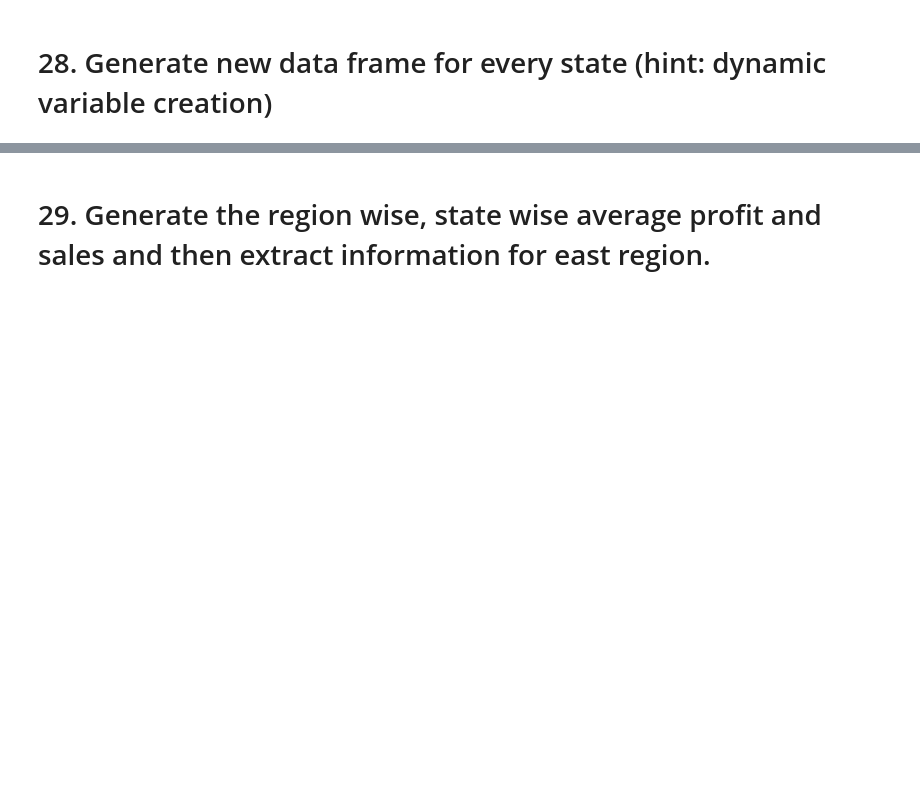
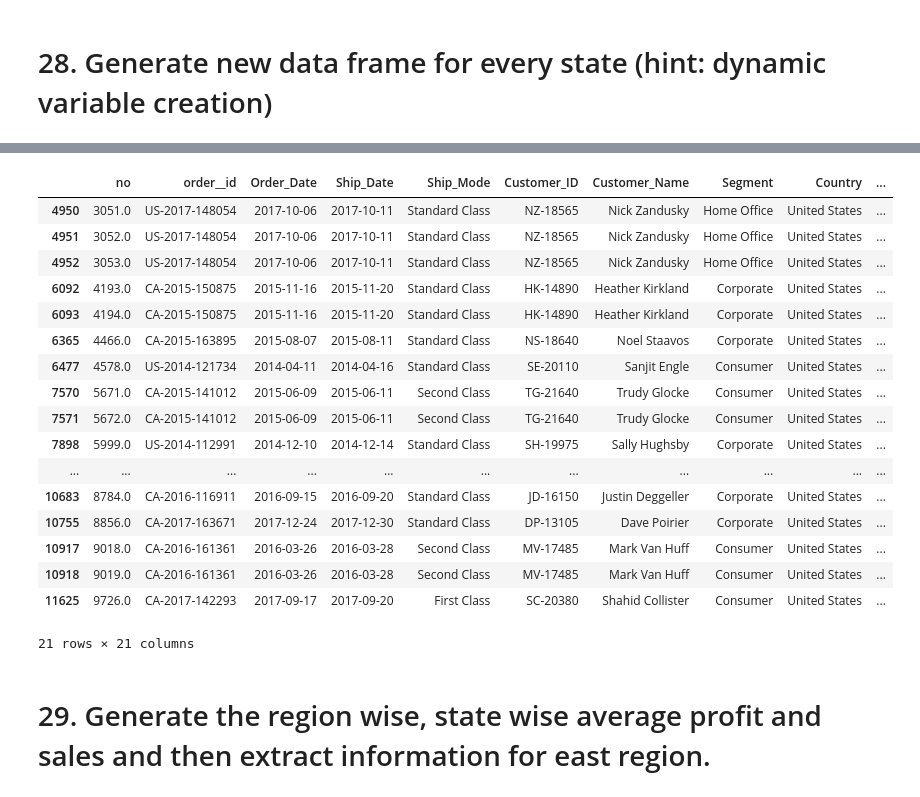
Before and after one commit to SurajSatpute0407/NUMPY_and_PYTHON, a Jupyter notebook: 01_SuperMarket.ipynb, the cells around one changed output, grey strips where cells are left out. Drawn from its saved outputs; the diff is of its cells as text; code cells hidden in the pictures; blank space fills up the shorter version.

```diff
--- a/01_SuperMarket.ipynb
+++ b/01_SuperMarket.ipynb
@@ -397,2 +415,23 @@ df[(df['Segment']=='Consumer') & (df['Profit']>0)]
+# %%
+globals()['Idaho']
+# %% [output]
+|  | no | order__id | Order_Date | Ship_Date | Ship_Mode | Customer_ID | Customer_Name | Segment | Country | ... |
+| 4950 | 3051.0 | US-2017-148054 | 2017-10-06 | 2017-10-11 | Standard Class | NZ-18565 | Nick Zandusky | Home Office | United States | ... |
+| 4951 | 3052.0 | US-2017-148054 | 2017-10-06 | 2017-10-11 | Standard Class | NZ-18565 | Nick Zandusky | Home Office | United States | ... |
+| 4952 | 3053.0 | US-2017-148054 | 2017-10-06 | 2017-10-11 | Standard Class | NZ-18565 | Nick Zandusky | Home Office | United States | ... |
+| 6092 | 4193.0 | CA-2015-150875 | 2015-11-16 | 2015-11-20 | Standard Class | HK-14890 | Heather Kirkland | Corporate | United States | ... |
+| 6093 | 4194.0 | CA-2015-150875 | 2015-11-16 | 2015-11-20 | Standard Class | HK-14890 | Heather Kirkland | Corporate | United States | ... |
+| 6365 | 4466.0 | CA-2015-163895 | 2015-08-07 | 2015-08-11 | Standard Class | NS-18640 | Noel Staavos | Corporate | United States | ... |
+| 6477 | 4578.0 | US-2014-121734 | 2014-04-11 | 2014-04-16 | Standard Class | SE-20110 | Sanjit Engle | Consumer | United States | ... |
+| 7570 | 5671.0 | CA-2015-141012 | 2015-06-09 | 2015-06-11 | Second Class | TG-21640 | Trudy Glocke | Consumer | United States | ... |
+| 7571 | 5672.0 | CA-2015-141012 | 2015-06-09 | 2015-06-11 | Second Class | TG-21640 | Trudy Glocke | Consumer | United States | ... |
+| 7898 | 5999.0 | US-2014-112991 | 2014-12-10 | 2014-12-14 | Standard Class | SH-19975 | Sally Hughsby | Corporate | United States | ... |
+| ... | ... | ... | ... | ... | ... | ... | ... | ... | ... | ... |
+| 10683 | 8784.0 | CA-2016-116911 | 2016-09-15 | 2016-09-20 | Standard Class | JD-16150 | Justin Deggeller | Corporate | United States | ... |
+| 10755 | 8856.0 | CA-2017-163671 | 2017-12-24 | 2017-12-30 | Standard Class | DP-13105 | Dave Poirier | Corporate | United States | ... |
+| 10917 | 9018.0 | CA-2016-161361 | 2016-03-26 | 2016-03-28 | Second Class | MV-17485 | Mark Van Huff | Consumer | United States | ... |
+| 10918 | 9019.0 | CA-2016-161361 | 2016-03-26 | 2016-03-28 | Second Class | MV-17485 | Mark Van Huff | Consumer | United States | ... |
+| 11625 | 9726.0 | CA-2017-142293 | 2017-09-17 | 2017-09-20 | First Class | SC-20380 | Shahid Collister | Consumer | United States | ... |
+21 rows × 21 columns
 # %% [markdown]
 # 29. Generate the region wise, state wise average profit and sales and then extract information for east region.
```
Also changed, not shown: parts of 5 cells of this notebook.
